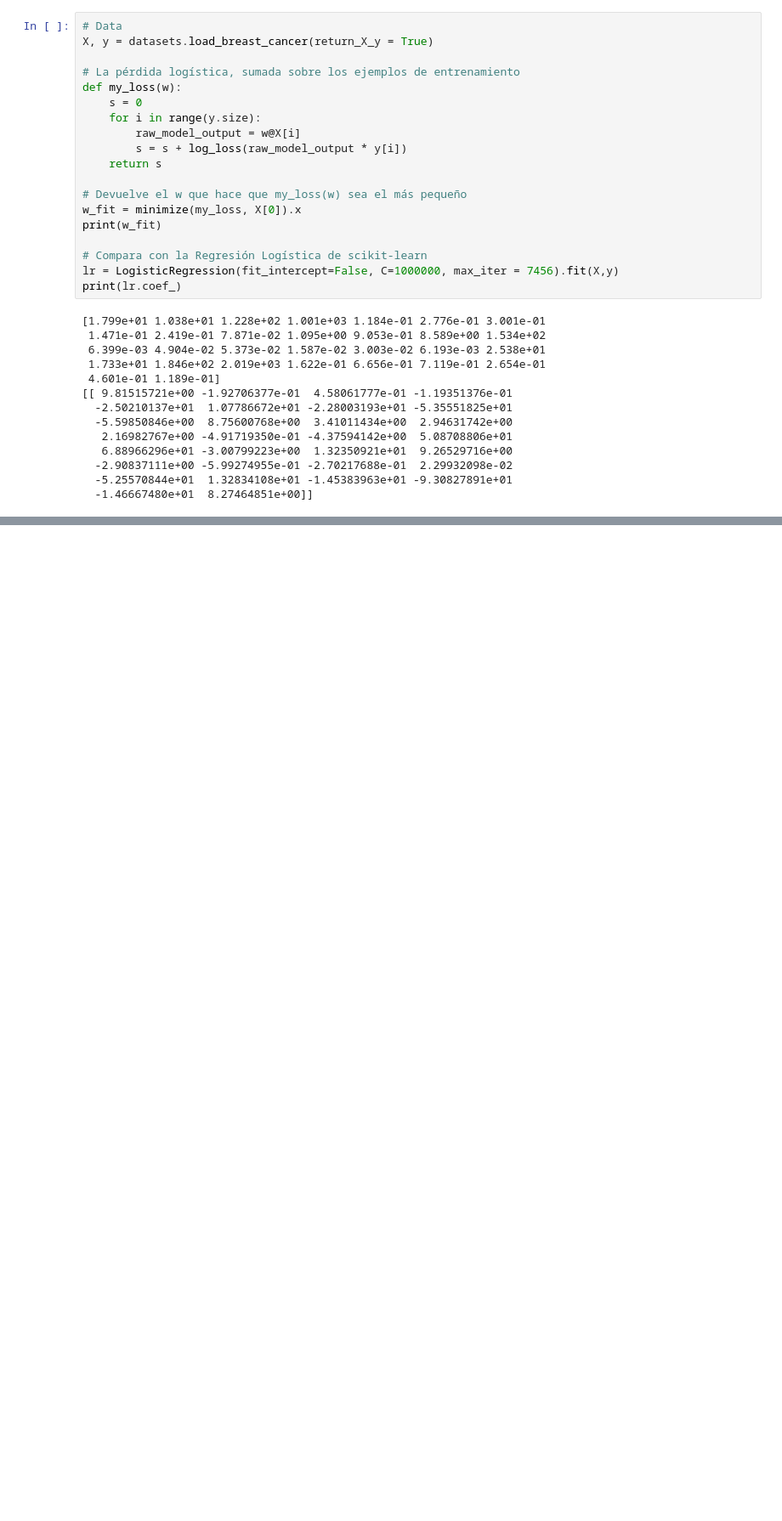
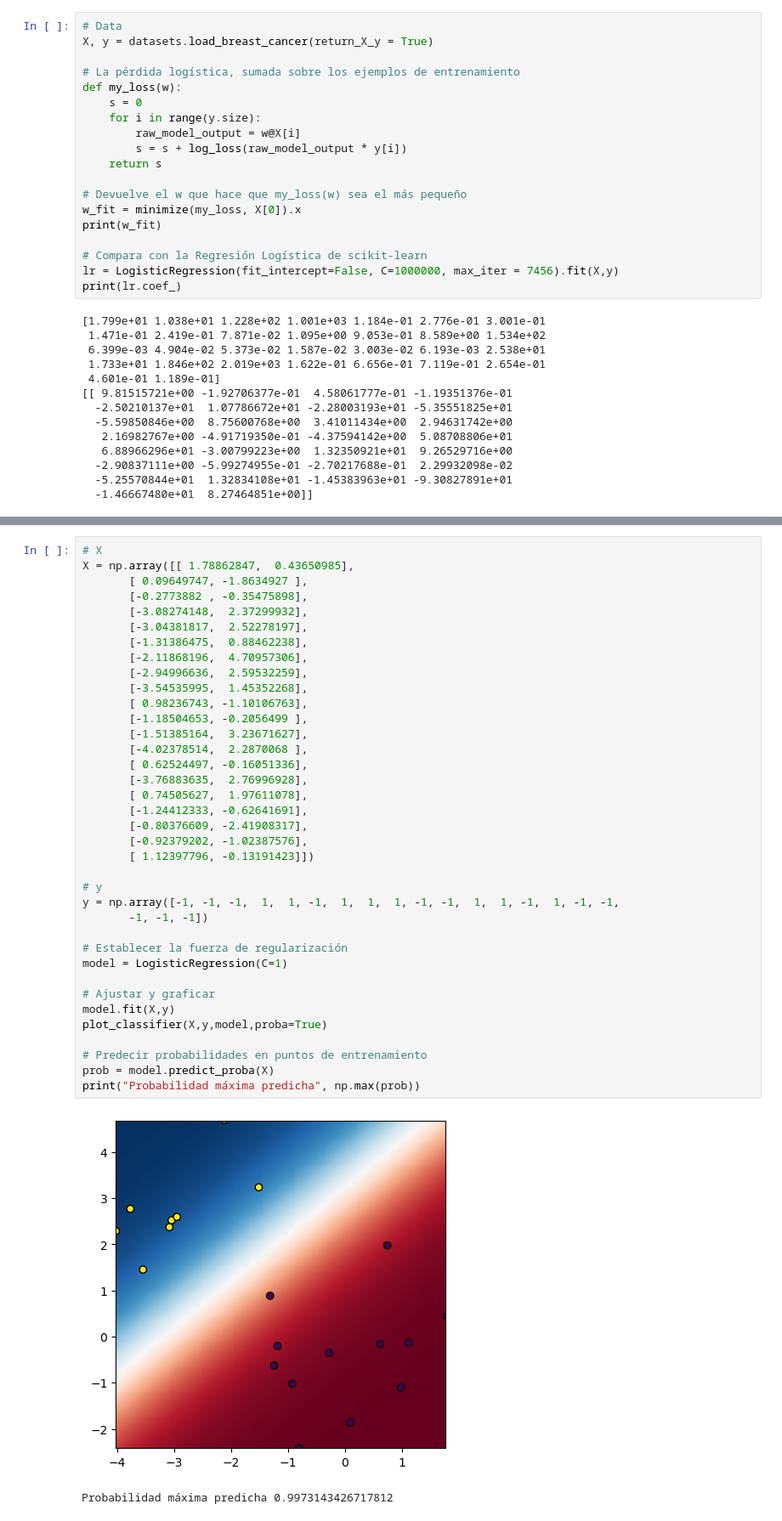
Before and after one commit to soyfode/projects, a Jupyter notebook: ML/03_CLASIFICADORES_LINEALES.ipynb, the cells around one changed output, grey strips where cells are left out. Shown: that part at 85% size. Drawn from its saved outputs; the diff is of its cells as text; blank space fills up the shorter version.

```diff
--- a/ML/03_CLASIFICADORES_LINEALES.ipynb
+++ b/ML/03_CLASIFICADORES_LINEALES.ipynb
@@ -467,0 +590,40 @@ NameError: name 'moviedir' is not defined
+# %%
+# X
+X = np.array([[ 1.78862847,  0.43650985],
+       [ 0.09649747, -1.8634927 ],
+       [-0.2773882 , -0.35475898],
+       [-3.08274148,  2.37299932],
+       [-3.04381817,  2.52278197],
+       [-1.31386475,  0.88462238],
+       [-2.11868196,  4.70957306],
+       [-2.94996636,  2.59532259],
+       [-3.54535995,  1.45352268],
+       [ 0.98236743, -1.10106763],
+       [-1.18504653, -0.2056499 ],
+       [-1.51385164,  3.23671627],
+       [-4.02378514,  2.2870068 ],
+       [ 0.62524497, -0.16051336],
+       [-3.76883635,  2.76996928],
+       [ 0.74505627,  1.97611078],
+       [-1.24412333, -0.62641691],
+       [-0.80376609, -2.41908317],
+       [-0.92379202, -1.02387576],
+       [ 1.12397796, -0.13191423]])
+
+# y
+y = np.array([-1, -1, -1,  1,  1, -1,  1,  1,  1, -1, -1,  1,  1, -1,  1, -1, -1,
+       -1, -1, -1])
+
+# Establecer la fuerza de regularización
+model = LogisticRegression(C=1)
+
+# Ajustar y graficar
+model.fit(X,y)
+plot_classifier(X,y,model,proba=True)
+
+# Predecir probabilidades en puntos de entrenamiento
+prob = model.predict_proba(X)
+print("Probabilidad máxima predicha", np.max(prob))
+# %% [output]
+[figure, added]
+Probabilidad máxima predicha 0.9973143426717812
```
Also changed, not shown: parts of 20 cells of this notebook, 2 other files.
